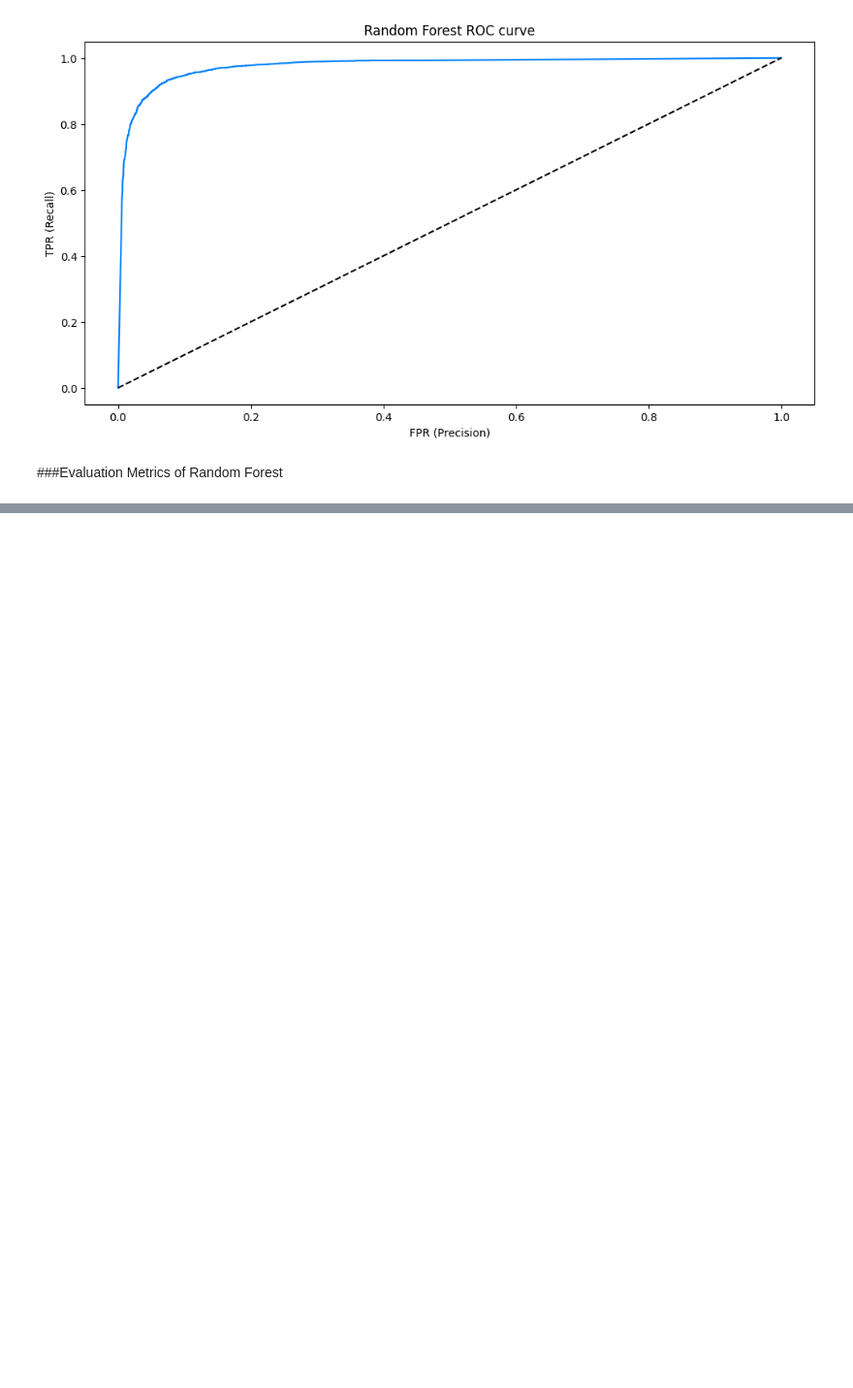
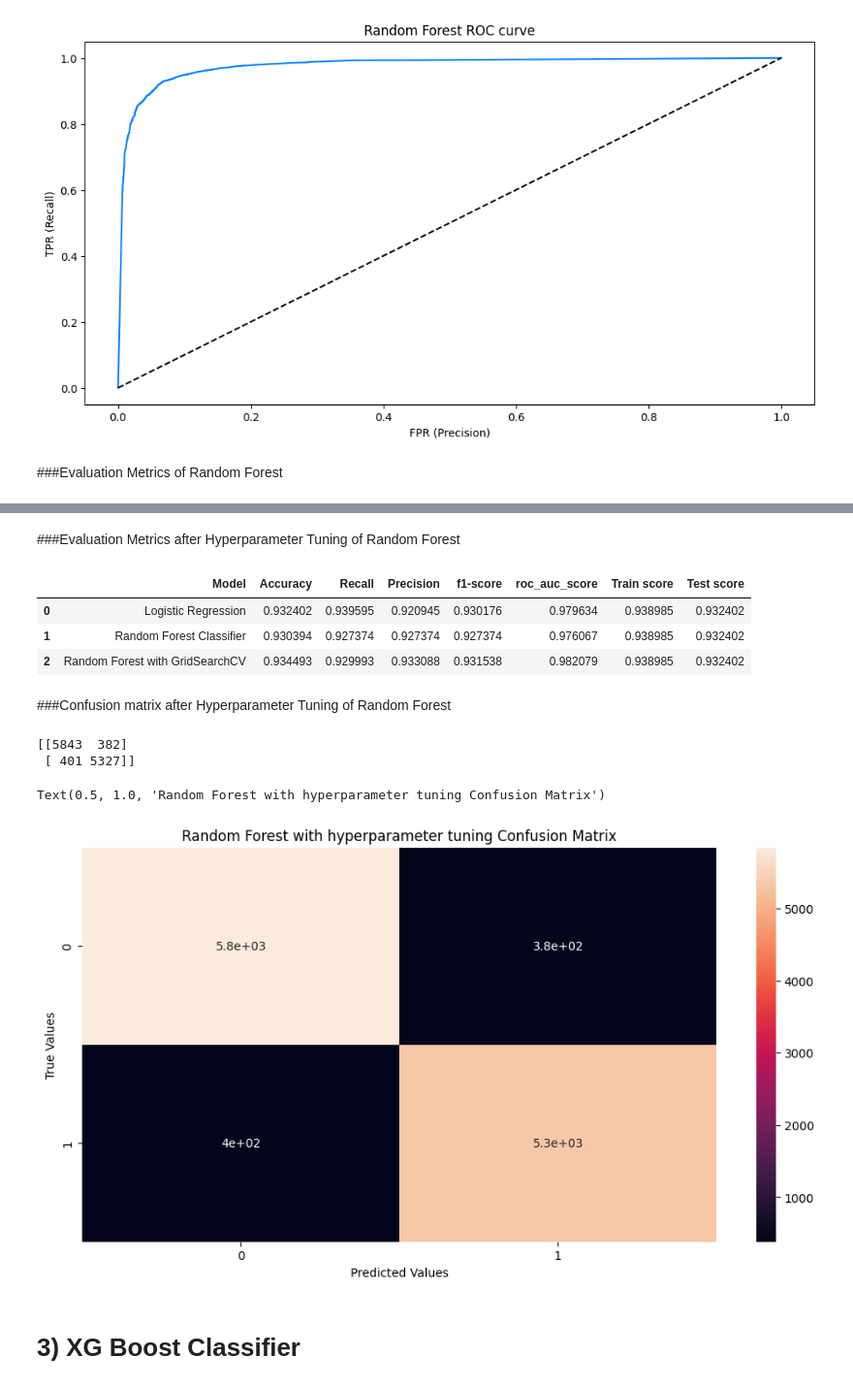
Before and after one commit to kumarsinghashu/Airline-Passenger-Referral-Prediction, a Jupyter notebook: Airline_Passenger_Referral_Prediction.ipynb, the cells around one changed output, grey strips where cells are left out. Shown at 97% size. Drawn from its saved outputs; the diff is of its cells as text; code cells hidden in the pictures; blank space fills up the shorter version.

```diff
--- a/Airline_Passenger_Referral_Prediction.ipynb
+++ b/Airline_Passenger_Referral_Prediction.ipynb
@@ -923,0 +974,3 @@ Text(0.5, 1.0, 'Random Forest Confusion Matrix')
+# %%
+#predicting values
+y_pred=rf_grid_best.predict(x_test)
@@ -923,0 +1014,31 @@ Text(0.5, 1.0, 'Random Forest Confusion Matrix')
+# %% [markdown]
+###<b/>Evaluation Metrics after Hyperparameter Tuning of Random Forest</b>
+# %%
+## Evaluation Metrics of Random Forest
+evaluation_metrics_df=evaluation_metric('Random Forest with GridSearchCV', y_test, y_pred, evaluation_metrics_df)
+evaluation_metrics_df
+# %% [output]
+|  | Model | Accuracy | Recall | Precision | f1-score | roc_auc_score | Train score | Test score |
+| 0 | Logistic Regression | 0.932402 | 0.939595 | 0.920945 | 0.930176 | 0.979634 | 0.938985 | 0.932402 |
+| 1 | Random Forest Classifier | 0.930394 | 0.927374 | 0.927374 | 0.927374 | 0.976067 | 0.938985 | 0.932402 |
+| 2 | Random Forest with GridSearchCV | 0.934493 | 0.929993 | 0.933088 | 0.931538 | 0.982079 | 0.938985 | 0.932402 |
+# %% [markdown]
+###<b/>Confusion matrix after Hyperparameter Tuning of Random Forest</b>
+# %%
+# Get the confusion matrix for both train and test
+cm = confusion_matrix(y_test, y_pred)
+print(cm)
+ax= plt.subplot()
+sns.heatmap(cm, annot=True, ax = ax); #annot=True to annotate cells
+
+# labels, title and ticks
+ax.set_xlabel('Predicted Values')
+ax.set_ylabel('True Values')
+ax.set_title('Random Forest with hyperparameter tuning Confusion Matrix')
+# %% [output]
+[[5843  382]
+ [ 401 5327]]
+Text(0.5, 1.0, 'Random Forest with hyperparameter tuning Confusion Matrix')
+[figure, added]
+# %% [markdown]
+# <b/>3) XG Boost Classifier</b>
```
Also changed, not shown: parts of 52 cells of this notebook.
